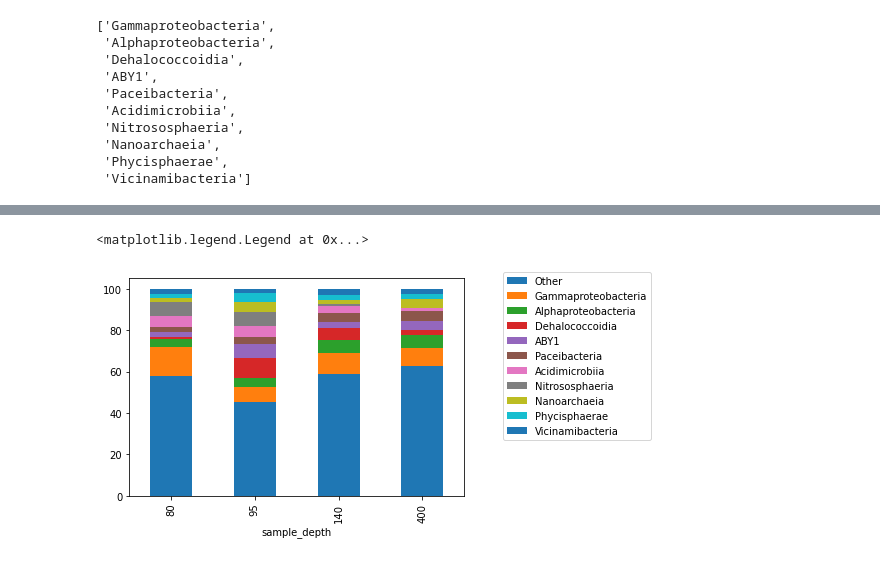
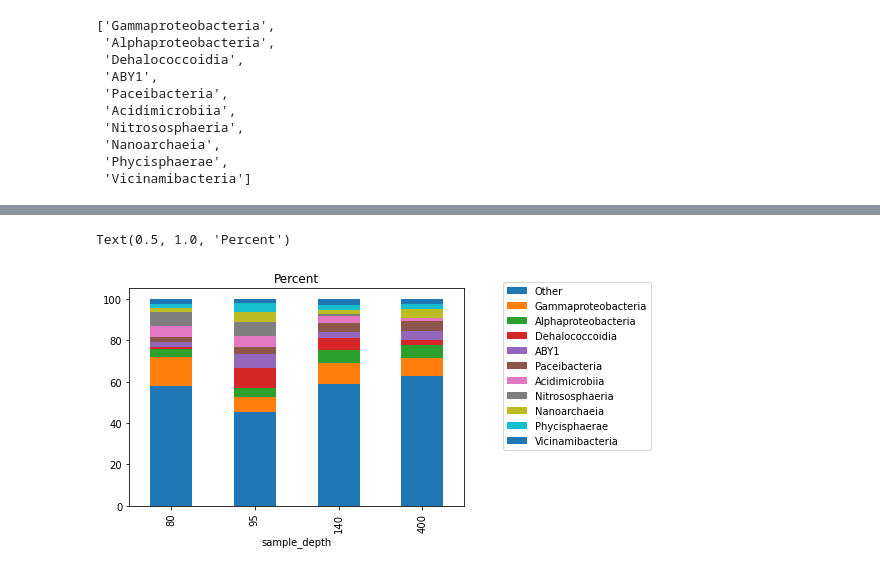
Before and after one commit to mdherring/OMZ_MH_Analysis, a Jupyter notebook: 04_MAG_gtdbtk-jb.ipynb, the cells around one changed output, grey strips where cells are left out. Cells and saved outputs as stored; diff of their text form; code cells hidden in the pictures.

Commit message:
adjusted plots and cleaned up code

```diff
--- a/04_MAG_gtdbtk-jb.ipynb
+++ b/04_MAG_gtdbtk-jb.ipynb
@@ -242,15 +173,16 @@ class_counts
 # %%
 column_order = ['Other'] + top_10_class
 
 class_pcts = class_counts.div(class_counts.sum(axis=1), axis=0)
 class_pcts = round(class_pcts * 100, 1)
 
 
 
 class_pcts[column_order].plot.bar(stacked = True)
 plt.legend(bbox_to_anchor=(1.1, 1.05))
+plt.title('Percent')
 # %% [output]
-<matplotlib.legend.Legend at 0x...>
+Text(0.5, 1.0, 'Percent')
-[figure, old version]
+[figure, new version]
 # %%
 class_pcts
```
Also changed, not shown: parts of 18 cells of this notebook.
